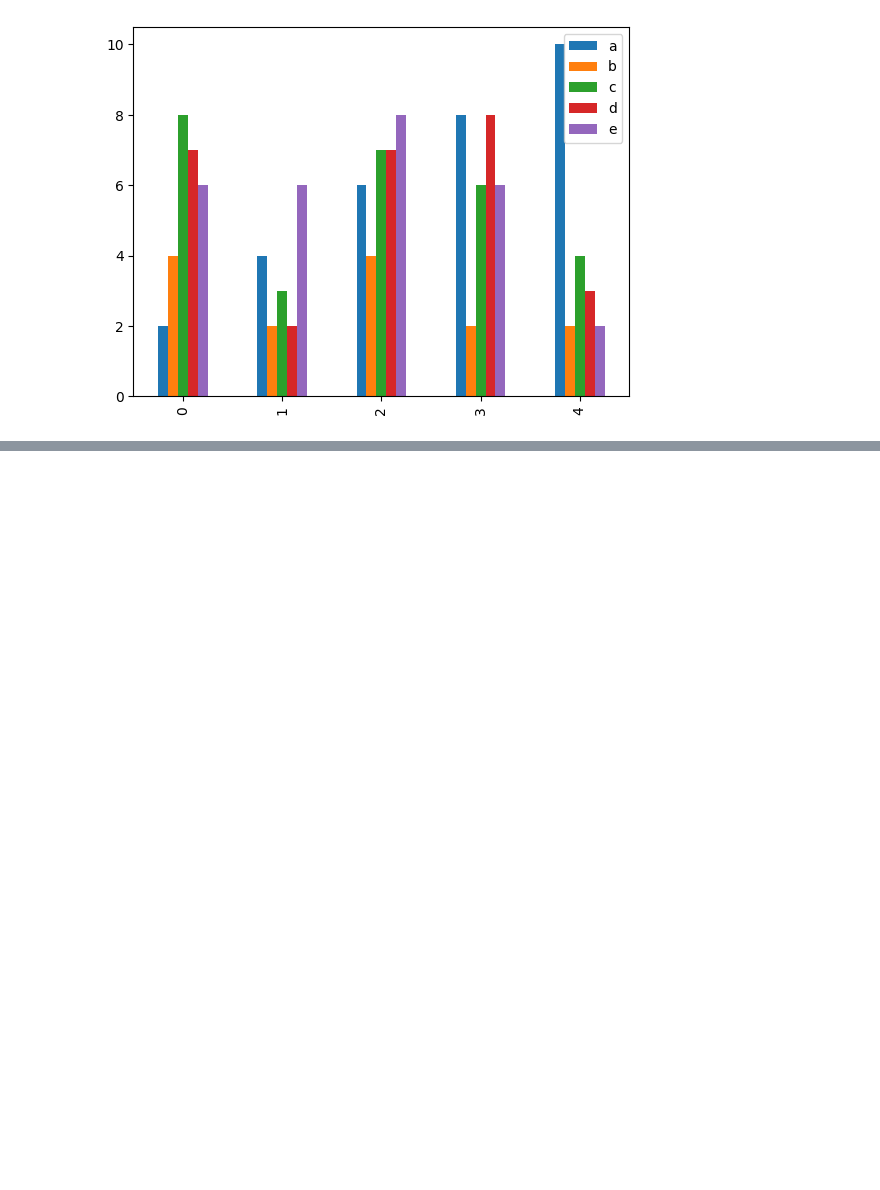
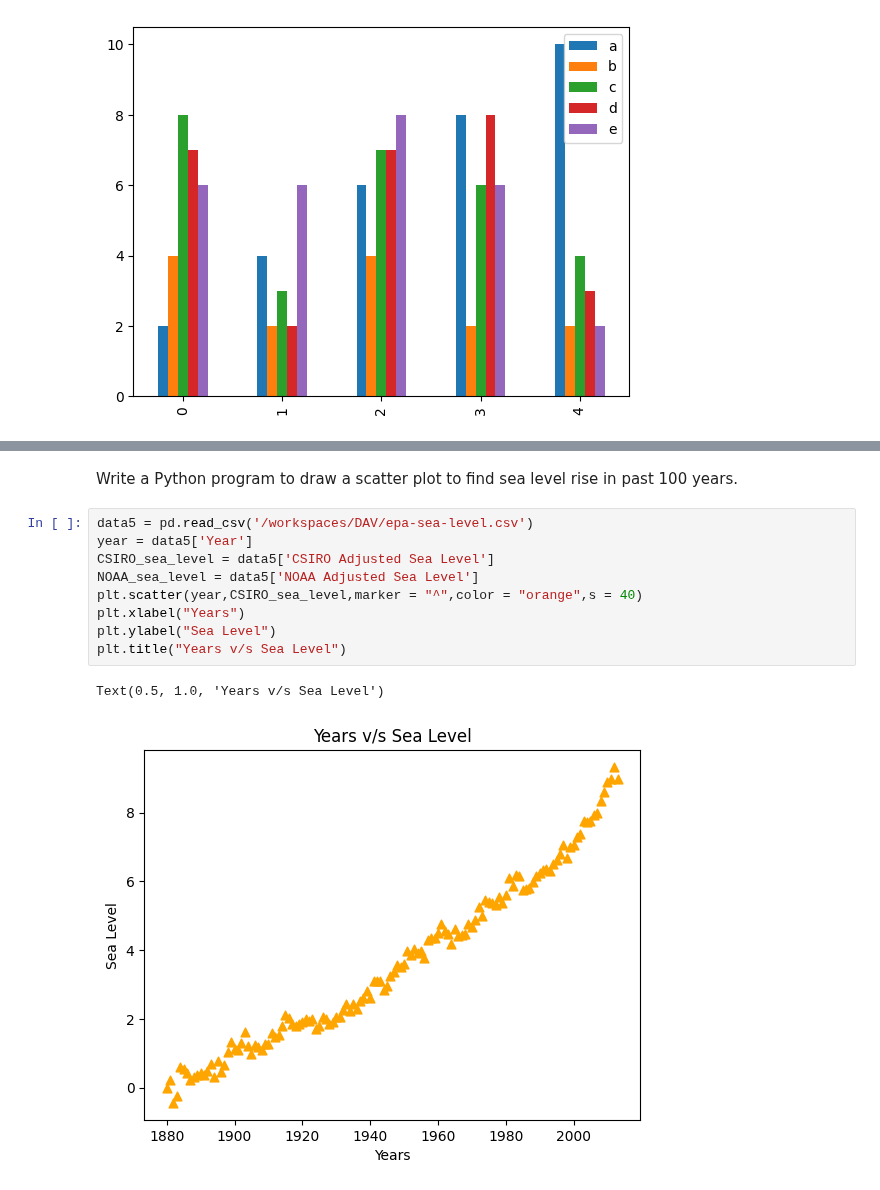
Before and after one commit to Sath2003/DAV, a Jupyter notebook: ASSIGNMENT.ipynb, the cells around one changed output, grey strips where cells are left out. Drawn from its saved outputs; the diff is of its cells as text; blank space fills up the shorter version.

```diff
--- a/ASSIGNMENT.ipynb
+++ b/ASSIGNMENT.ipynb
@@ -73,0 +86,14 @@ plt.show()
+# %% [markdown]
+Write a Python program to draw a scatter plot to find sea level rise in past 100 years.
+# %%
+data5 = pd.read_csv('/workspaces/DAV/epa-sea-level.csv')
+year = data5['Year']
+CSIRO_sea_level = data5['CSIRO Adjusted Sea Level']
+NOAA_sea_level = data5['NOAA Adjusted Sea Level']
+plt.scatter(year,CSIRO_sea_level,marker = "^",color = "orange",s = 40)
+plt.xlabel("Years")
+plt.ylabel("Sea Level")
+plt.title("Years v/s Sea Level")
+# %% [output]
+Text(0.5, 1.0, 'Years v/s Sea Level')
+[figure, added]
```
Also changed, not shown: parts of 4 cells of this notebook, 3 other files.
